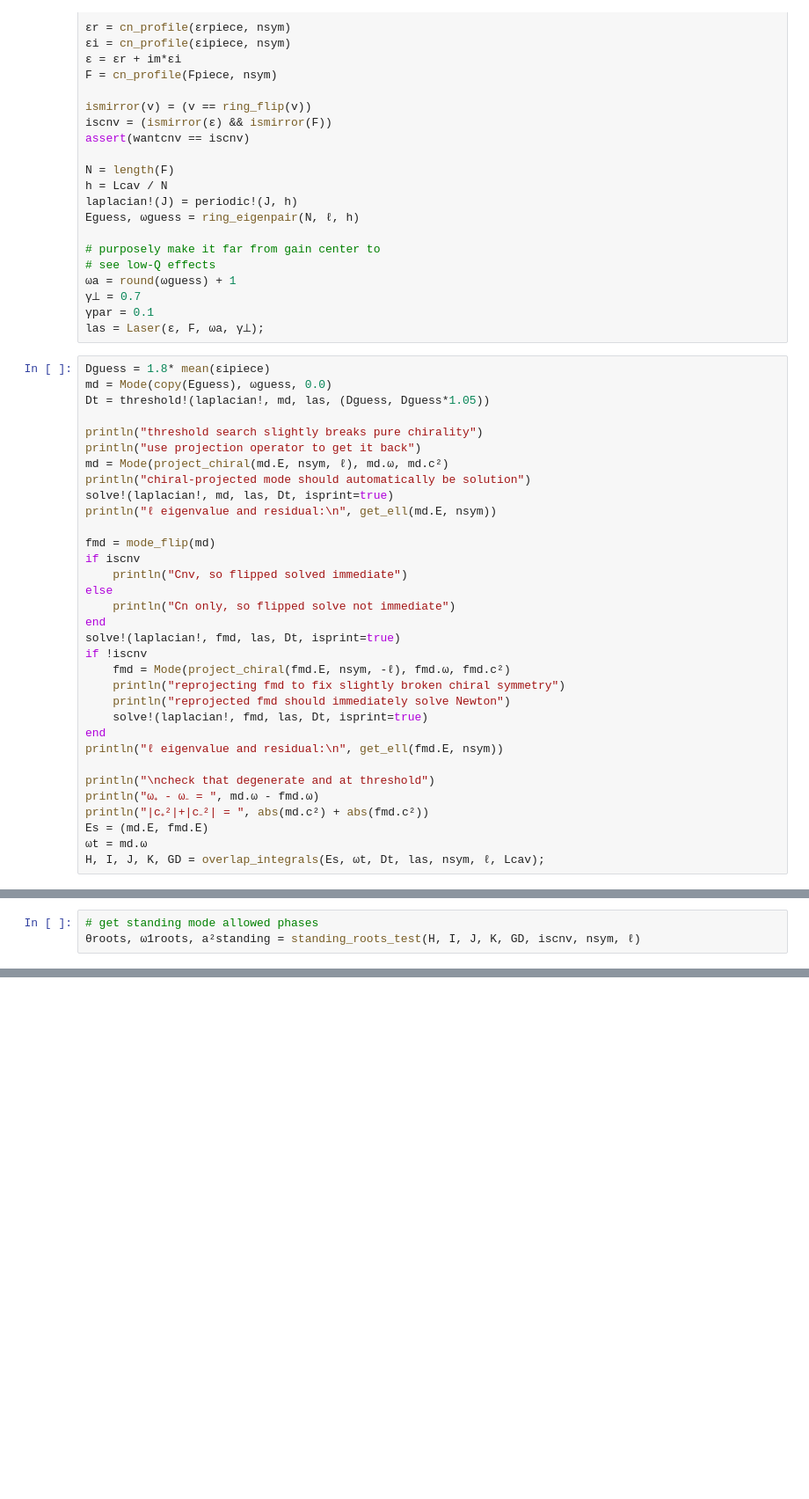
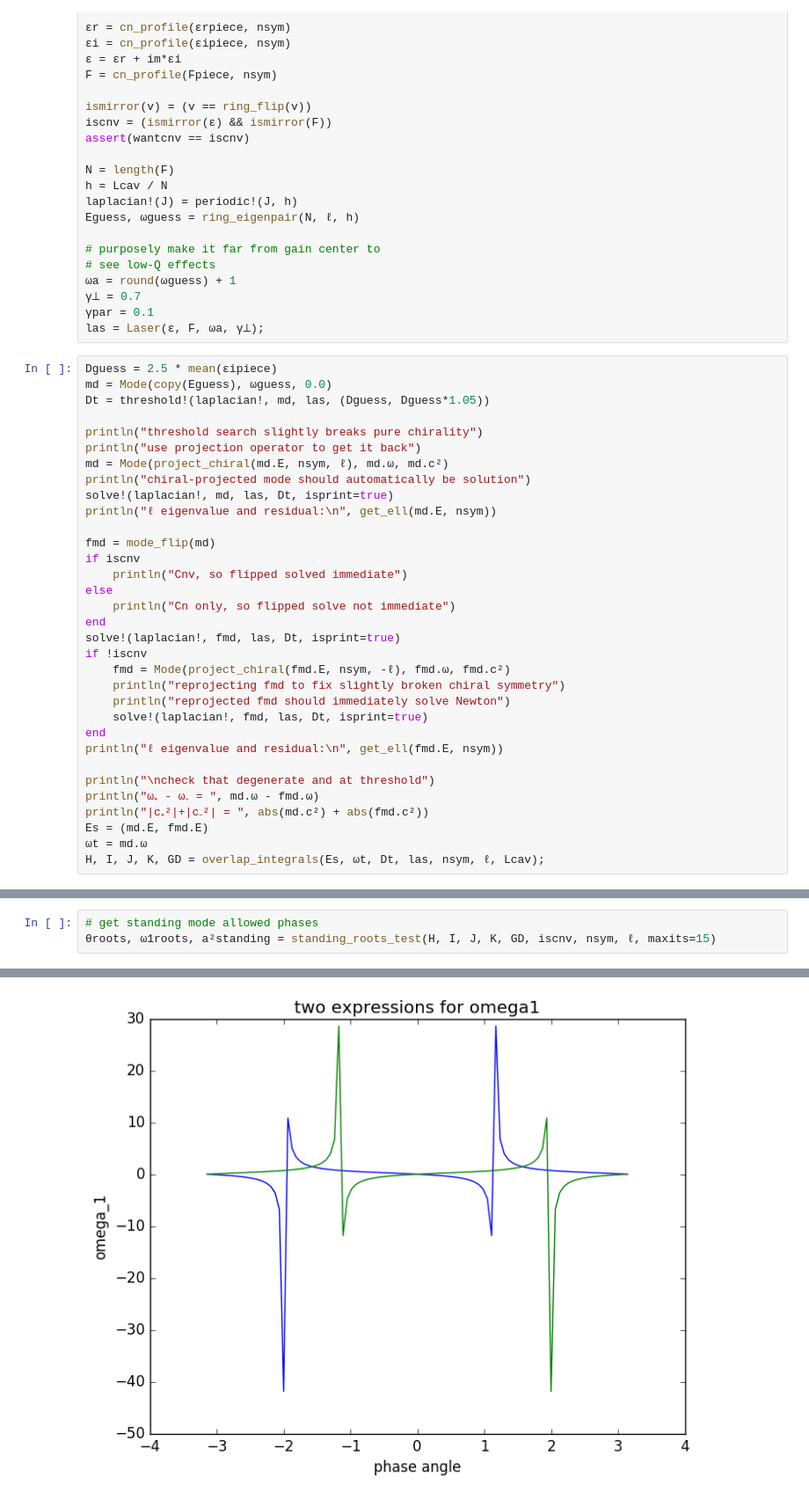
Before and after one commit to xdavidliu/salt_degeneracy_paper, a Jupyter notebook: stability.ipynb, the cells around one changed output, grey strips where cells are left out. Shown at 88% size. Cells and saved outputs as stored; diff of their text form; blank space fills up the shorter version.

```diff
--- a/stability.ipynb
+++ b/stability.ipynb
@@ -74,7 +74,7 @@ Eguess, ωguess = ring_eigenpair(N, ℓ, h)
 γpar = 0.1
 las = Laser(ɛ, F, ωa, γ⟂);
 # %%
-Dguess = 1.8* mean(ɛipiece)
+Dguess = 2.5 * mean(ɛipiece)
 md = Mode(copy(Eguess), ωguess, 0.0)
 Dt = threshold!(laplacian!, md, las, (Dguess, Dguess*1.05))
 
@@ -180,3 +180,4 @@ numerical stability eigenvalues
 # %%
 # get standing mode allowed phases
-θroots, ω1roots, a²standing = standing_roots_test(H, I, J, K, GD, iscnv, nsym, ℓ)
+θroots, ω1roots, a²standing = standing_roots_test(H, I, J, K, GD, iscnv, nsym, ℓ, maxits=15)
+# %% [output]
@@ -182,0 +201 @@ numerical stability eigenvalues
+[figure, added]
```
Also changed, not shown: parts of 8 cells of this notebook, 3 other files.
